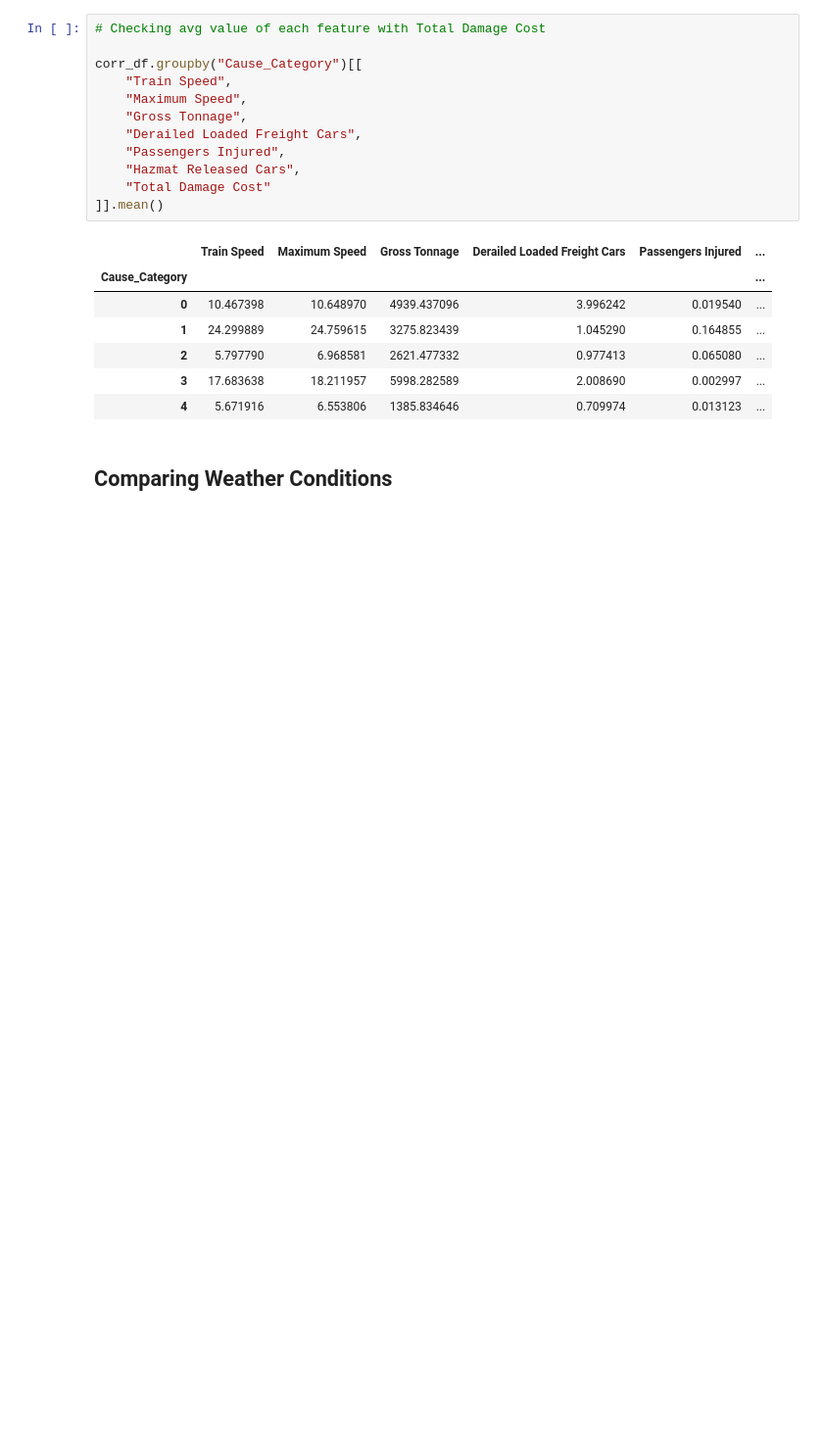
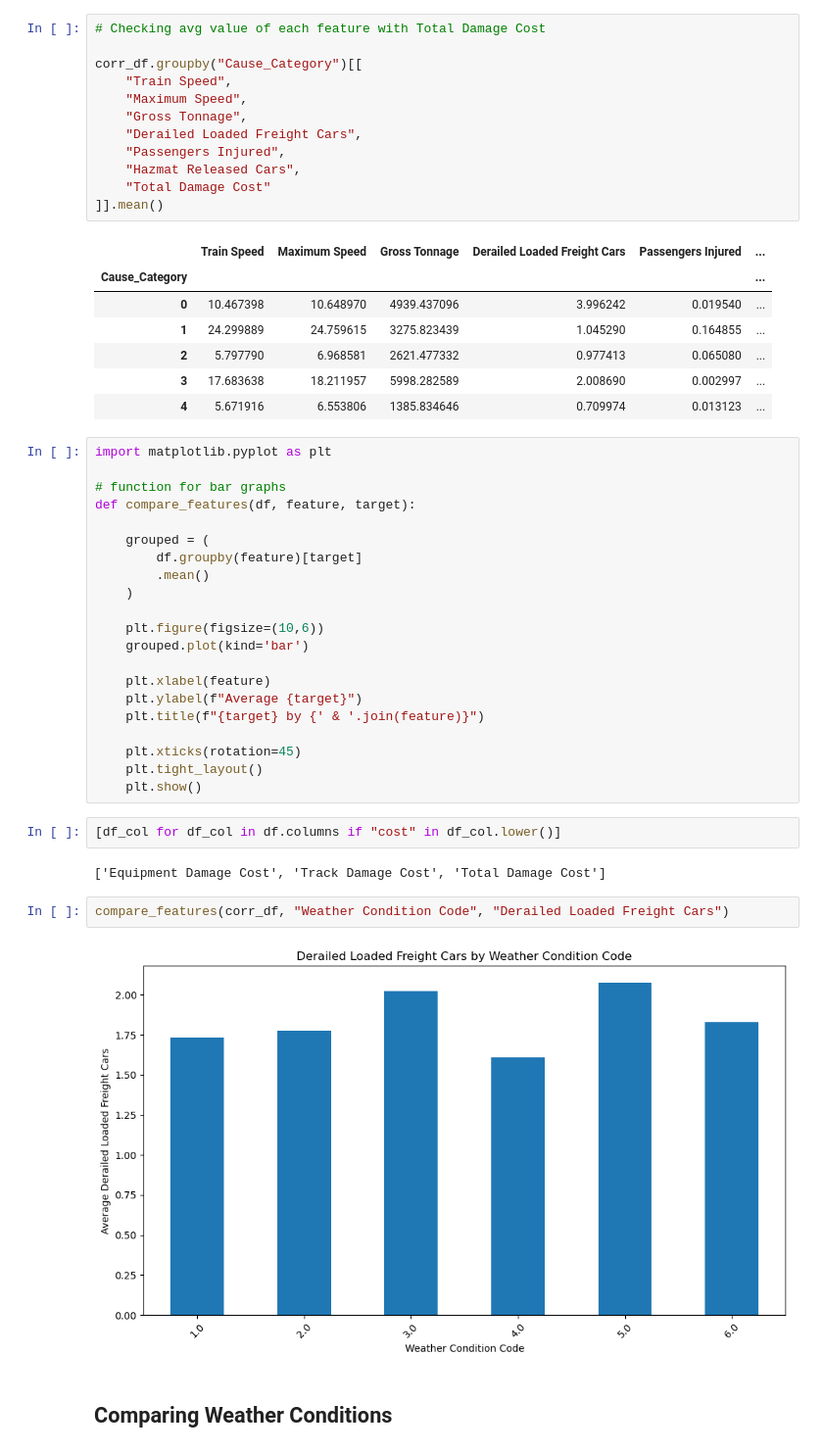
Before and after one commit to TimothyHHMai/rail-risk-census-analysis-521, a Jupyter notebook: notebooks/total_cost_eda.ipynb, the cells around one changed output. Shown at 98% size. Cells and saved outputs as stored; diff of their text form; blank space fills up the shorter version.

```diff
--- a/notebooks/total_cost_eda.ipynb
+++ b/notebooks/total_cost_eda.ipynb
@@ -138,6 +138,35 @@ corr_df.groupby("Cause_Category")[[
 | 2 | 5.797790 | 6.968581 | 2621.477332 | 0.977413 | 0.065080 | ... |
 | 3 | 17.683638 | 18.211957 | 5998.282589 | 2.008690 | 0.002997 | ... |
 | 4 | 5.671916 | 6.553806 | 1385.834646 | 0.709974 | 0.013123 | ... |
+# %%
+import matplotlib.pyplot as plt
+
+# function for bar graphs
+def compare_features(df, feature, target):
+
+    grouped = (
+        df.groupby(feature)[target]
+        .mean()
+    )
+
+    plt.figure(figsize=(10,6))
+    grouped.plot(kind='bar')
+
+    plt.xlabel(feature)
+    plt.ylabel(f"Average {target}")
+    plt.title(f"{target} by {' & '.join(feature)}")
+
+    plt.xticks(rotation=45)
+    plt.tight_layout()
+    plt.show()
+# %%
+[df_col for df_col in df.columns if "cost" in df_col.lower()]
+# %% [output]
+['Equipment Damage Cost', 'Track Damage Cost', 'Total Damage Cost']
+# %%
+compare_features(corr_df, "Weather Condition Code", "Derailed Loaded Freight Cars")
+# %% [output]
+[figure, added]
 # %% [markdown]
 ## Comparing Weather Conditions
 # %%
```
Also changed, not shown: parts of 15 cells of this notebook.
